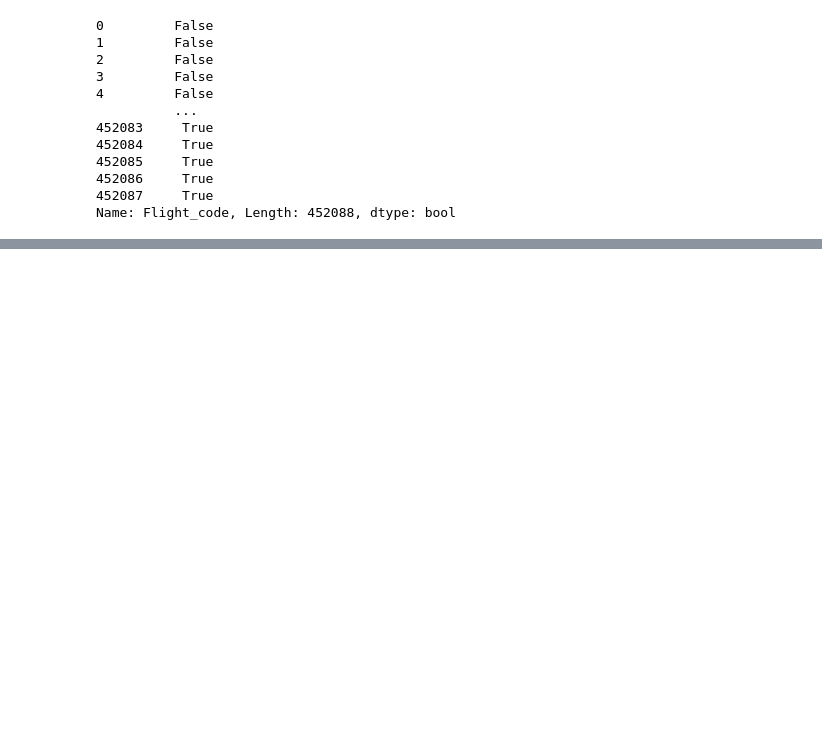
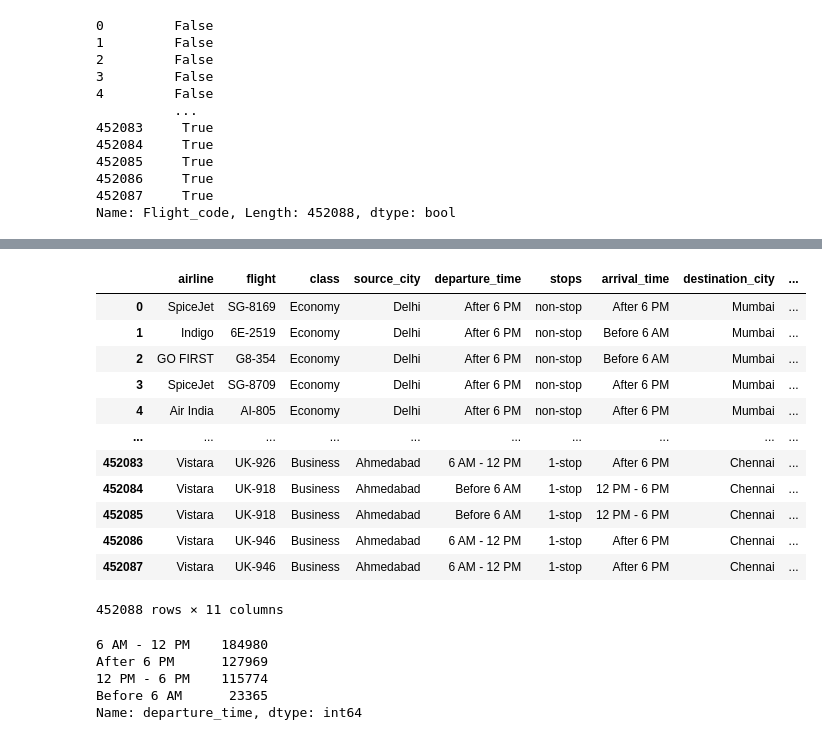
Before and after one commit to Hrishikesh-tonge/Flight-Price-Analysis-and-Prediction, a Jupyter notebook: FPP.ipynb, the cells around one changed output, grey strips where cells are left out. Drawn from its saved outputs; the diff is of its cells as text; code cells hidden in the pictures; blank space fills up the shorter version.

Commit message:
Merged Flight Data1 and Flight Data 2

```diff
--- a/FPP.ipynb
+++ b/FPP.ipynb
@@ -6,5 +6,5 @@ df1 = pd.read_csv("D:\Flight Price Prediction\Flight-Price-Analysis-and-Predicti
 # %%
-df2 = pd.read_csv("D:\Flight Price Prediction\Flight-Price-Analysis-and-Prediction\Flight Data 2.csv")
+df2 = pd.read_csv("D:\C-DBDA Data\projects\Flight Price Prediction\Flight-Price-Analysis-and-Prediction\Flight Data 2.csv")
 # %%
 df1
 # %% [output]
@@ -148,0 +181,2 @@ Name: Flight_code, Length: 452088, dtype: bool
+# %%
+df2.drop(columns=['Date_of_journey','Journey_day'],inplace=True)
@@ -148,0 +204,2 @@ Name: Flight_code, Length: 452088, dtype: bool
+# %%
+df2.rename(columns={'Airline':'airline','Flight_code':'flight','Class':'class','Source':'source_city','Departure':'departure_time','Total_stops':'stops','Arrival':'arrival_time','Destination':'destination_city','Duration_in_hours':'duration','Days_left':'days_left','Fare':'price'},inplace=True)
@@ -148,0 +222,24 @@ Name: Flight_code, Length: 452088, dtype: bool
+# %%
+df2
+# %% [output]
+|  | airline | flight | class | source_city | departure_time | stops | arrival_time | destination_city | ... |
+| 0 | SpiceJet | SG-8169 | Economy | Delhi | After 6 PM | non-stop | After 6 PM | Mumbai | ... |
+| 1 | Indigo | 6E-2519 | Economy | Delhi | After 6 PM | non-stop | Before 6 AM | Mumbai | ... |
+| 2 | GO FIRST | G8-354 | Economy | Delhi | After 6 PM | non-stop | Before 6 AM | Mumbai | ... |
+| 3 | SpiceJet | SG-8709 | Economy | Delhi | After 6 PM | non-stop | After 6 PM | Mumbai | ... |
+| 4 | Air India | AI-805 | Economy | Delhi | After 6 PM | non-stop | After 6 PM | Mumbai | ... |
+| ... | ... | ... | ... | ... | ... | ... | ... | ... | ... |
+| 452083 | Vistara | UK-926 | Business | Ahmedabad | 6 AM - 12 PM | 1-stop | After 6 PM | Chennai | ... |
+| 452084 | Vistara | UK-918 | Business | Ahmedabad | Before 6 AM | 1-stop | 12 PM - 6 PM | Chennai | ... |
+| 452085 | Vistara | UK-918 | Business | Ahmedabad | Before 6 AM | 1-stop | 12 PM - 6 PM | Chennai | ... |
+| 452086 | Vistara | UK-946 | Business | Ahmedabad | 6 AM - 12 PM | 1-stop | After 6 PM | Chennai | ... |
+| 452087 | Vistara | UK-946 | Business | Ahmedabad | 6 AM - 12 PM | 1-stop | After 6 PM | Chennai | ... |
+452088 rows × 11 columns
+# %%
+df2.departure_time.value_counts()
+# %% [output]
+6 AM - 12 PM    184980
+After 6 PM      127969
+12 PM - 6 PM    115774
+Before 6 AM      23365
+Name: departure_time, dtype: int64
```
Also changed, not shown: parts of 25 cells of this notebook.
